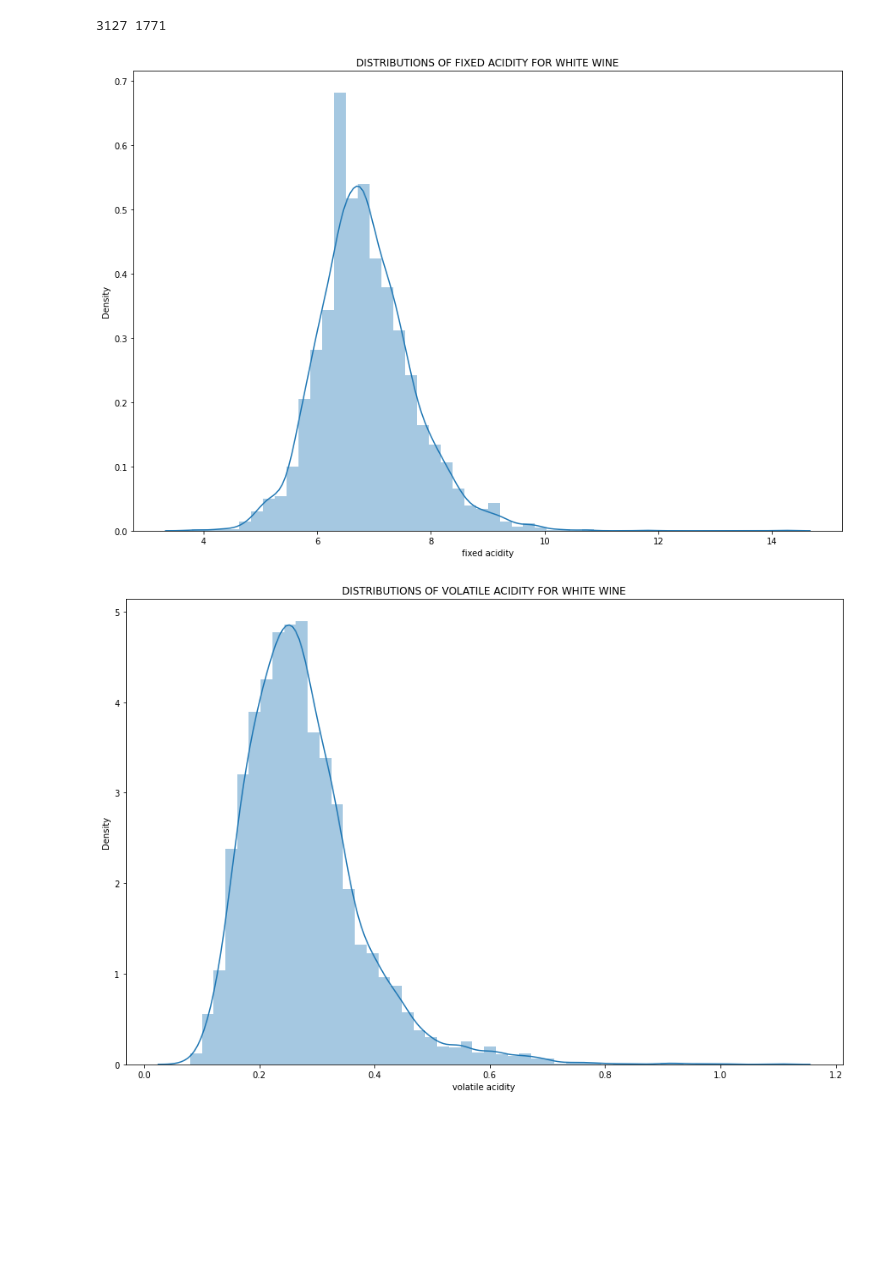
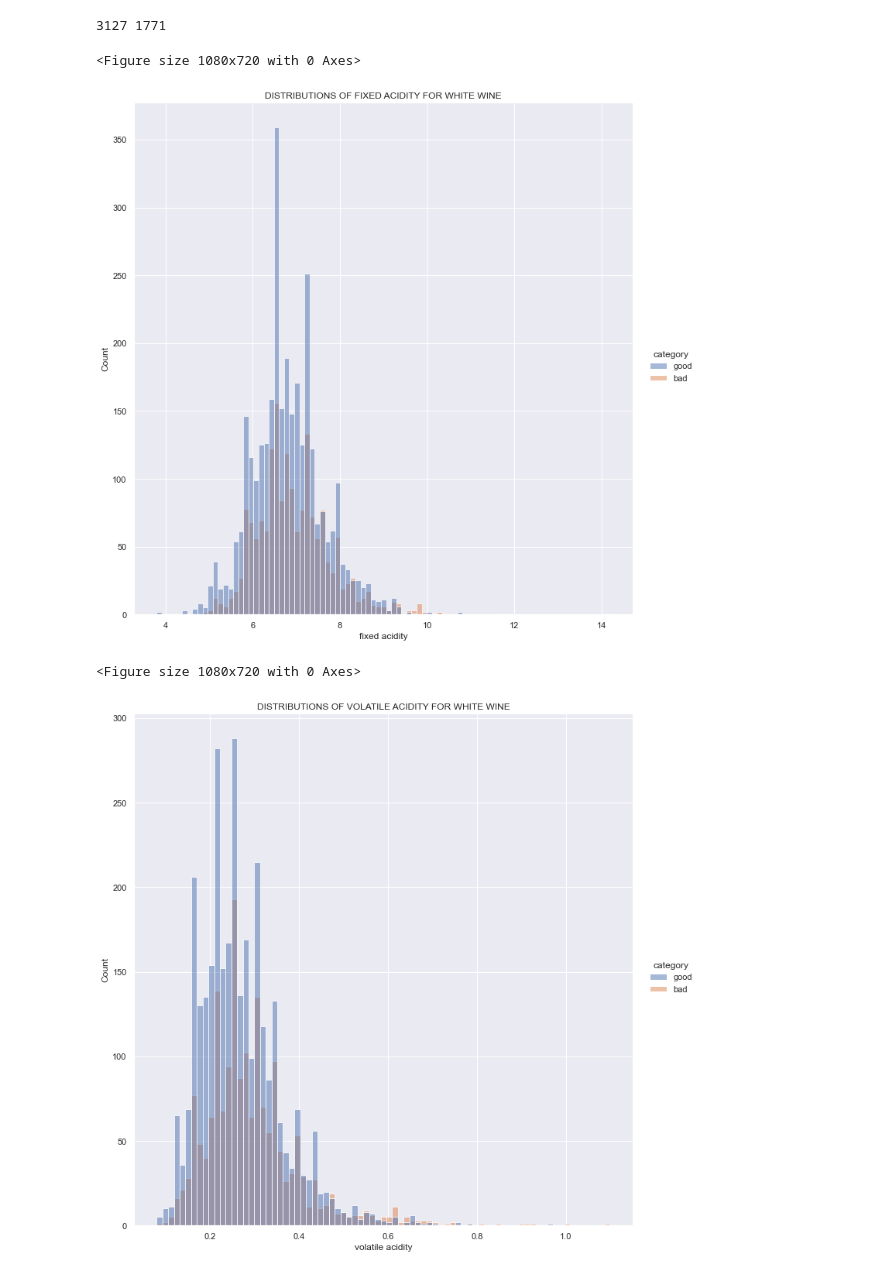
Before and after one commit to Alvin-igobwa/Wine_Analytics, a Jupyter notebook: analysis.ipynb, the cells around one changed output. Drawn from its saved outputs; the diff is of its cells as text; code cells hidden in the pictures; blank space fills up the shorter version.

Commit message:
visual change

```diff
--- a/analysis.ipynb
+++ b/analysis.ipynb
@@ -53,14 +53,18 @@ print(good,bad)
 # %% [output]
 3127 1771
 # %%
-## Distribution plot for white wine variables
-for col in white[['fixed acidity', 'volatile acidity', 'citric acid',
+## Comparing distributions of good and bad wine characteristics
+
+### GOOD
+for col in white[white.category=="good"][['fixed acidity', 'volatile acidity', 'citric acid',
        'residual sugar', 'chlorides', 'free sulfur dioxide',
        'total sulfur dioxide', 'density', 'pH', 'sulphates', 'alcohol']]:
     plt.figure(figsize=(15,10))
+    sns.displot(white,x=col,hue="category",height=10)
     plt.title("DISTRIBUTIONS OF "+col.upper()+" FOR WHITE WINE")
-    sns.distplot(white[col])
     plt.show()
 # %% [output]
+<Figure size 1080x720 with 0 Axes>
-[figure, old version]
+[figure, new version]
+<Figure size 1080x720 with 0 Axes>
-[figure, old version]
+[figure, new version]
```
Also changed, not shown: parts of 1 cell of this notebook.
